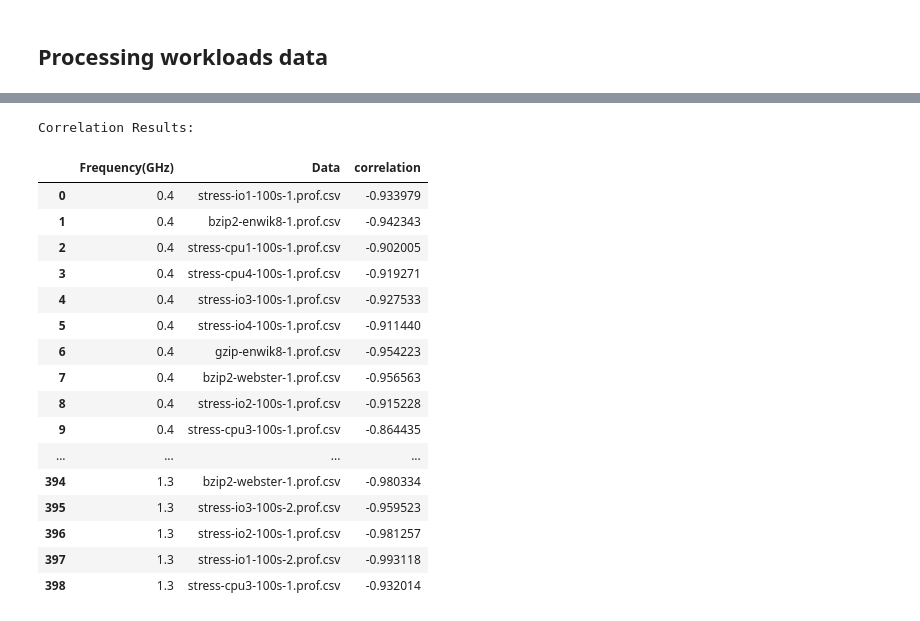
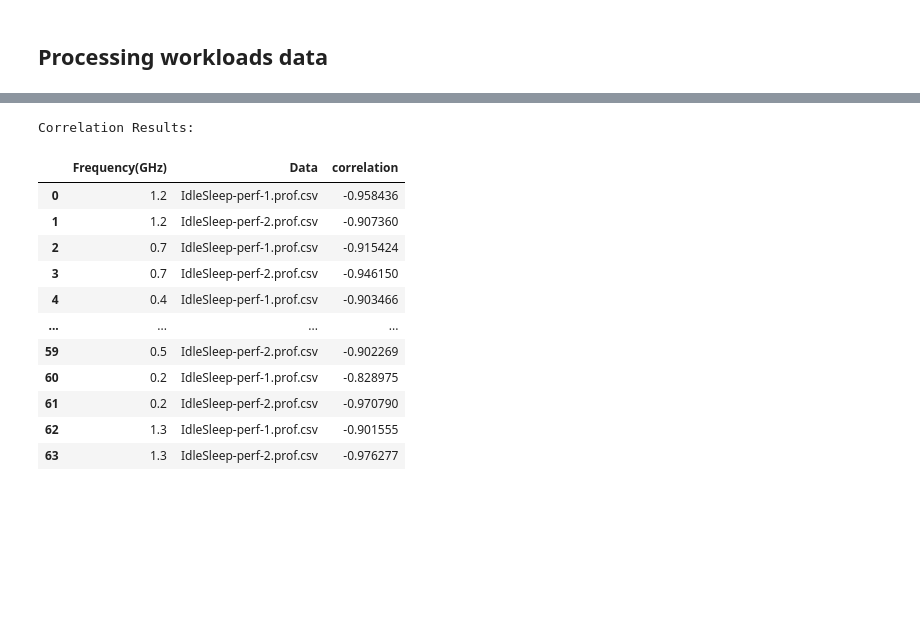
Before and after one commit to vaisakh-sudheesh/E0240_ModSim-PowerMon, a Jupyter notebook: DataAnalysis-v1.ipynb, the cells around one changed output, grey strips where cells are left out. Saved outputs shown, nothing was run; the diff lists cells and outputs as text; code cells hidden in the pictures; blank space fills up the shorter version.

Commit message:
Updated Data Analysis PYNB for all perf data

```diff
--- a/DataAnalysis-v1.ipynb
+++ b/DataAnalysis-v1.ipynb
@@ -196,33 +196,39 @@ def process_workload_data(filename:str):
 # %%
 
 freq_regex  = re.compile(r'.*CPUFreq\-([.\d]+)GHz')
-frequency=[]
-testset=[]
-correlation=[]
-dirs_collection = glob.glob('combined_dataset-2/03-Workloads/*')
-dirs_collection_len = len (dirs_collection)
-ctr = 0
-for dirs in dirs_collection:
-    freqval_match = freq_regex.match(dirs)
-    if (freqval_match):
-        print ('Processing ('+str(ctr+1)+'/'+str(dirs_collection_len)+'): '+freqval_match.group(1)+'GHz data... ')
-        dataset_collection = glob.glob(dirs+'/*.csv')
-        for data in dataset_collection:
-            frequency.append(freqval_match.group(1))
-            testset.append(os.path.basename(data))
-            corr = process_workload_data(data)
-            correlation.append(corr)
 
-    else:
-        print ('Error in frequency identification for '+dirs)
-    ctr += 1
+for item in [
+        'combined_dataset-2/02-Idling-PerfSleep/MaxFan/*',
+        'combined_dataset-2/02-Idling-PerfSleep/NoFan/*',
+        'combined_dataset-2/03-Workloads/*' ]:
+    frequency=[]
+    testset=[]
+    correlation=[]
+    dirs_collection = glob.glob(item)
+    dirs_collection_len = len (dirs_collection)
+    ctr = 0
+    print ('Compiling results for '+item)
+    for dirs in dirs_collection:
+        freqval_match = freq_regex.match(dirs)
+        if (freqval_match):
+            print ('Processing ('+str(ctr+1)+'/'+str(dirs_collection_len)+'): '+freqval_match.group(1)+'GHz data... ')
+            dataset_collection = glob.glob(dirs+'/*.csv')
+            for data in dataset_collection:
+                frequency.append(freqval_match.group(1))
+                testset.append(os.path.basename(data))
+                corr = process_workload_data(data)
+                correlation.append(corr)
 
-df = pandas.DataFrame(list(zip(frequency, testset, correlation)),
-                    columns =['Frequency(GHz)','Data', 'correlation'])
-pandas.set_option('display.max_rows', df.shape[0]+1)
-print ("Correlation Result summary:")
-display(df.describe())
+        else:
+            print ('Error in frequency identification for '+dirs)
+        ctr += 1
 
-print ("Correlation Results:")
-display(df)
+    df = pandas.DataFrame(list(zip(frequency, testset, correlation)),
+                        columns =['Frequency(GHz)','Data', 'correlation'])
+    # pandas.set_option('display.max_rows', df.shape[0]+1)
+    print ("Correlation Result summary:")
+    display(df.describe())
+
+    print ("Correlation Results:")
+    display(df)
 # %% [output]
@@ -255,18 +261,13 @@ Correlation Result summary:
 Correlation Results:
 |  | Frequency(GHz) | Data | correlation |
-| 0 | 0.4 | stress-io1-100s-1.prof.csv | -0.933979 |
-| 1 | 0.4 | bzip2-enwik8-1.prof.csv | -0.942343 |
-| 2 | 0.4 | stress-cpu1-100s-1.prof.csv | -0.902005 |
-| 3 | 0.4 | stress-cpu4-100s-1.prof.csv | -0.919271 |
-| 4 | 0.4 | stress-io3-100s-1.prof.csv | -0.927533 |
-| 5 | 0.4 | stress-io4-100s-1.prof.csv | -0.911440 |
-| 6 | 0.4 | gzip-enwik8-1.prof.csv | -0.954223 |
-| 7 | 0.4 | bzip2-webster-1.prof.csv | -0.956563 |
-| 8 | 0.4 | stress-io2-100s-1.prof.csv | -0.915228 |
-| 9 | 0.4 | stress-cpu3-100s-1.prof.csv | -0.864435 |
+| 0 | 1.2 | IdleSleep-perf-1.prof.csv | -0.958436 |
+| 1 | 1.2 | IdleSleep-perf-2.prof.csv | -0.907360 |
+| 2 | 0.7 | IdleSleep-perf-1.prof.csv | -0.915424 |
+| 3 | 0.7 | IdleSleep-perf-2.prof.csv | -0.946150 |
+| 4 | 0.4 | IdleSleep-perf-1.prof.csv | -0.903466 |
 | ... | ... | ... | ... |
-| 394 | 1.3 | bzip2-webster-1.prof.csv | -0.980334 |
-| 395 | 1.3 | stress-io3-100s-2.prof.csv | -0.959523 |
-| 396 | 1.3 | stress-io2-100s-1.prof.csv | -0.981257 |
-| 397 | 1.3 | stress-io1-100s-2.prof.csv | -0.993118 |
-| 398 | 1.3 | stress-cpu3-100s-1.prof.csv | -0.932014 |
+| 59 | 0.5 | IdleSleep-perf-2.prof.csv | -0.902269 |
+| 60 | 0.2 | IdleSleep-perf-1.prof.csv | -0.828975 |
+| 61 | 0.2 | IdleSleep-perf-2.prof.csv | -0.970790 |
+| 62 | 1.3 | IdleSleep-perf-1.prof.csv | -0.901555 |
+| 63 | 1.3 | IdleSleep-perf-2.prof.csv | -0.976277 |
```
Also changed, not shown: parts of 1 cell of this notebook.
